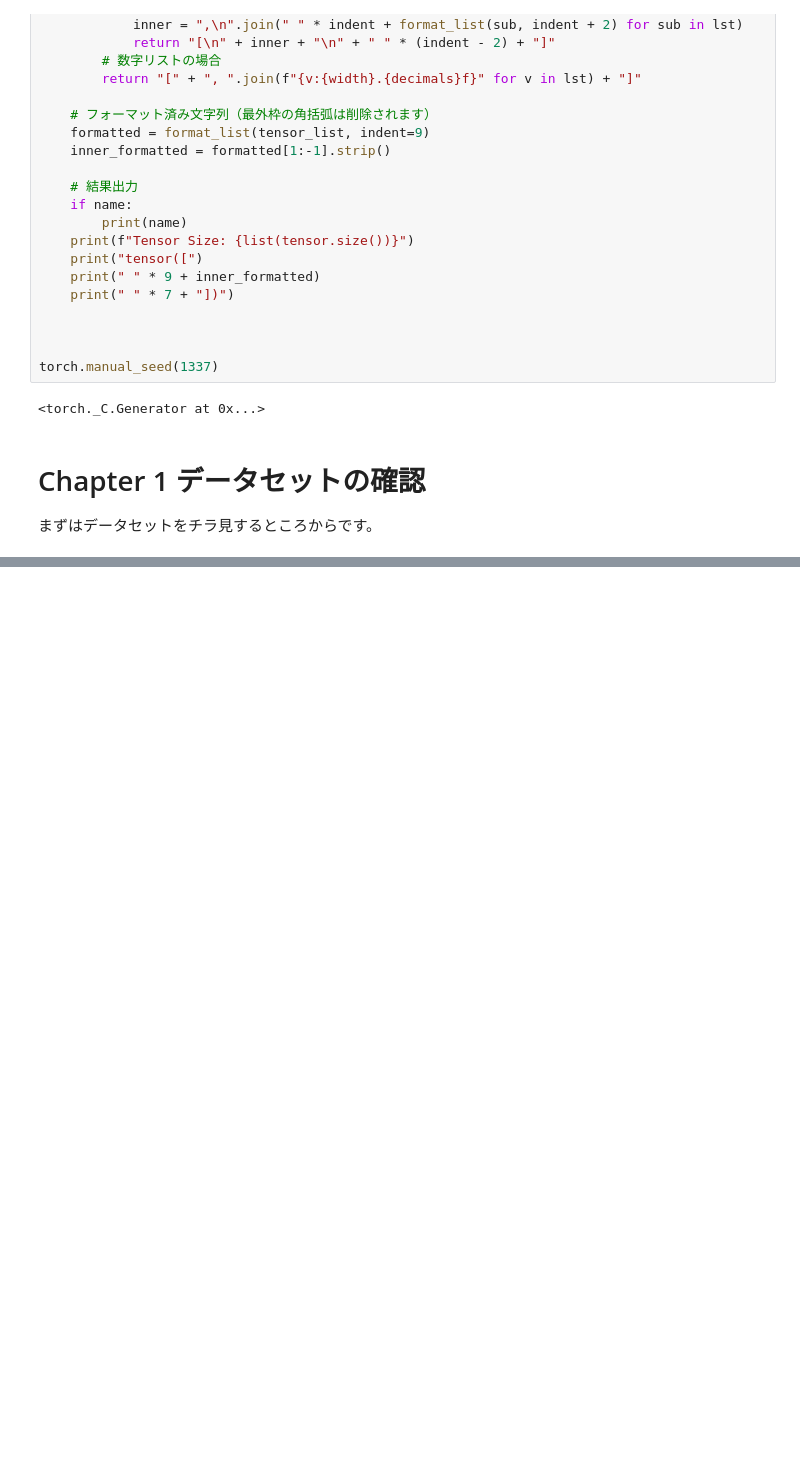
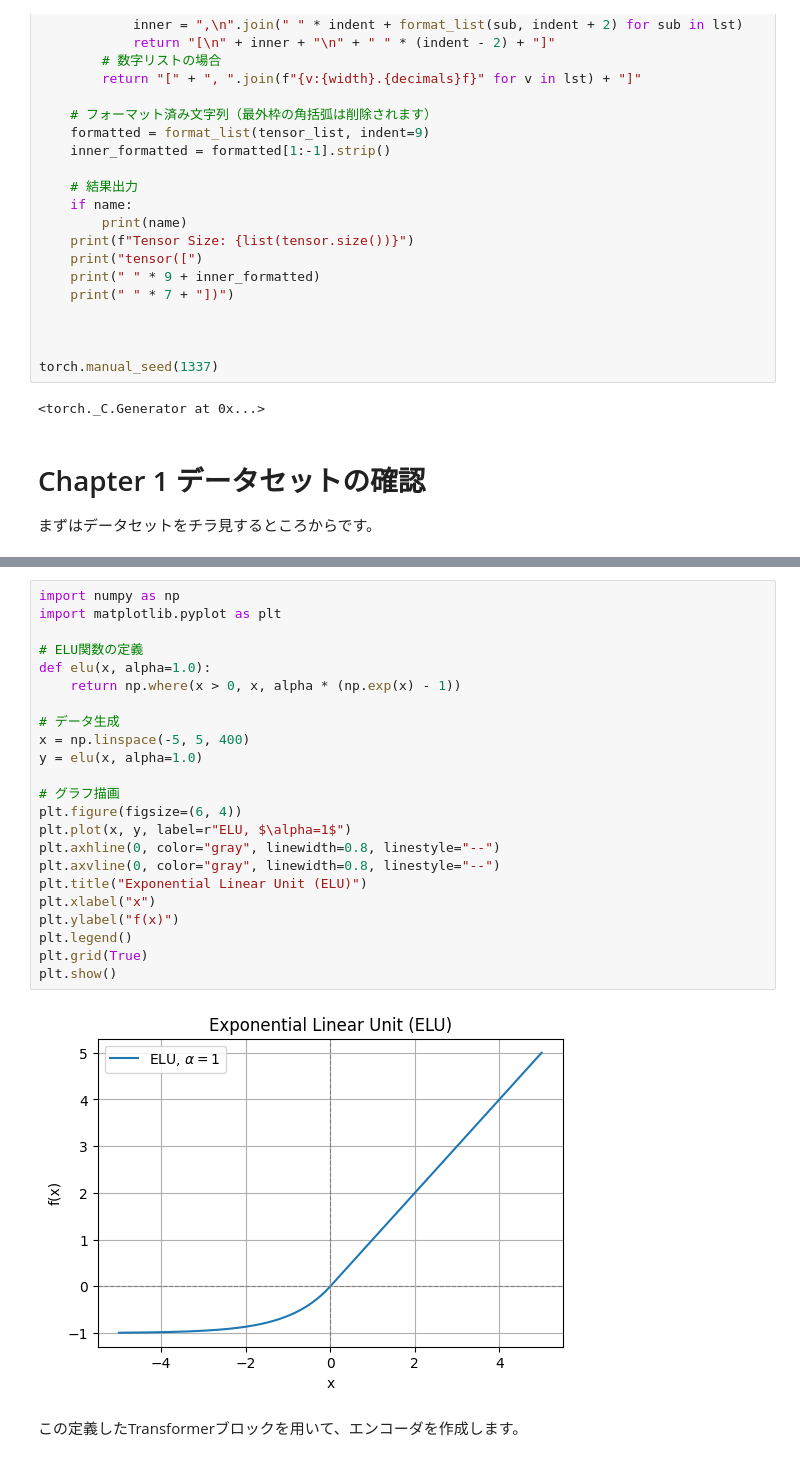
Before and after one commit to kondotaichi/everyonesTextToImage, a Jupyter notebook: notebooks/answer/chapter03_Captions.ipynb, the cells around one changed output, grey strips where cells are left out. Cells and saved outputs as stored; diff of their text form; blank space fills up the shorter version.

```diff
--- a/notebooks/answer/chapter03_Captions.ipynb
+++ b/notebooks/answer/chapter03_Captions.ipynb
@@ -73,0 +596,27 @@ with open('/content/txt2img/files/dataset_flickr8k.json', 'r') as fb:
+# %%
+import numpy as np
+import matplotlib.pyplot as plt
+
+# ELU関数の定義
+def elu(x, alpha=1.0):
+    return np.where(x > 0, x, alpha * (np.exp(x) - 1))
+
+# データ生成
+x = np.linspace(-5, 5, 400)
+y = elu(x, alpha=1.0)
+
+# グラフ描画
+plt.figure(figsize=(6, 4))
+plt.plot(x, y, label=r"ELU, $\alpha=1$")
+plt.axhline(0, color="gray", linewidth=0.8, linestyle="--")
+plt.axvline(0, color="gray", linewidth=0.8, linestyle="--")
+plt.title("Exponential Linear Unit (ELU)")
+plt.xlabel("x")
+plt.ylabel("f(x)")
+plt.legend()
+plt.grid(True)
+plt.show()
+# %% [output]
+[figure, added]
+# %% [markdown]
+この定義したTransformerブロックを用いて、エンコーダを作成します。
```
Also changed, not shown: parts of 59 cells of this notebook, 1 other file.
